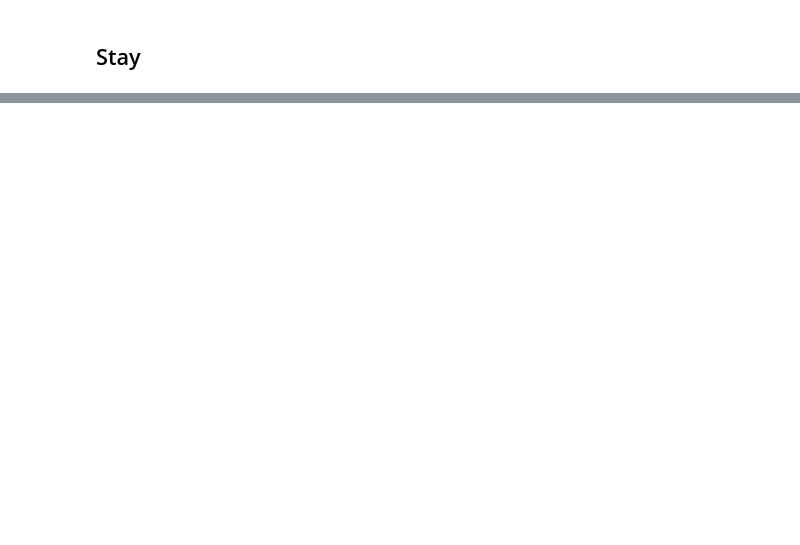
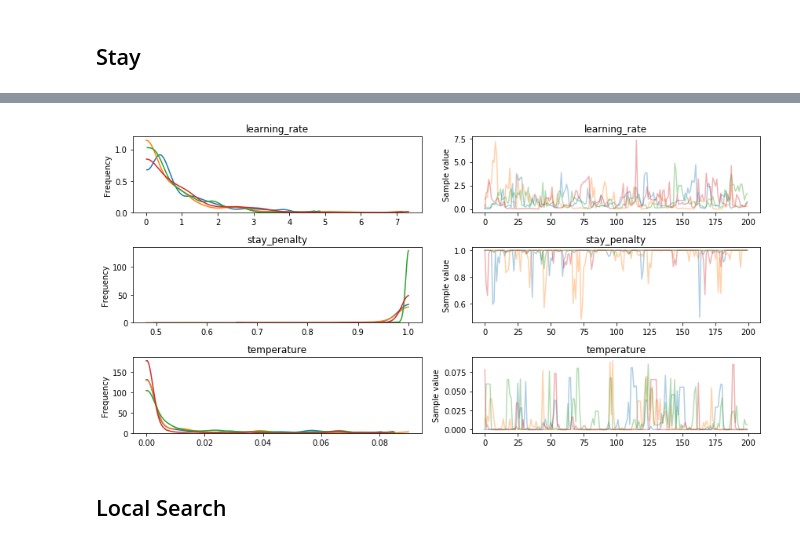
Before and after one commit to bmontambault/Active-Learning, a Jupyter notebook: individual_differences/Local Tests.ipynb, the cells around one changed output, grey strips where cells are left out. Saved outputs shown, nothing was run; the diff lists cells and outputs as text; code cells hidden in the pictures; blank space fills up the shorter version.

Commit message:
local acquisition function tests

```diff
--- a/individual_differences/Local Tests.ipynb
+++ b/individual_differences/Local Tests.ipynb
@@ -62,0 +55,9 @@ likelihood(data[0][0], local_acq, local_params, 1, [1.])
+# %%
+with pm.Model() as model:
+    learning_rate = pm.Gamma('learning_rate', 1., 1., shape=1)
+    stay_penalty = pm.Beta('stay_penalty', 2, .01, shape=1)
+    temperature = pm.Gamma('temperature', .1, .1, shape=1)
+
+    obs = pm.Potential('obs', likelihood(data[0][0], local_acq, {'learning_rate': learning_rate,
+                               'temperature': temperature, 'stay_penalty': stay_penalty}, 1, [1.]))
+    stay_trace = pm.sample(200)
@@ -62,0 +76,6 @@ likelihood(data[0][0], local_acq, local_params, 1, [1.])
+# %%
+pm.traceplot(stay_trace);
+# %% [output]
+[figure, added]
+# %% [markdown]
+## Local Search
```
Also changed, not shown: parts of 14 cells of this notebook.
